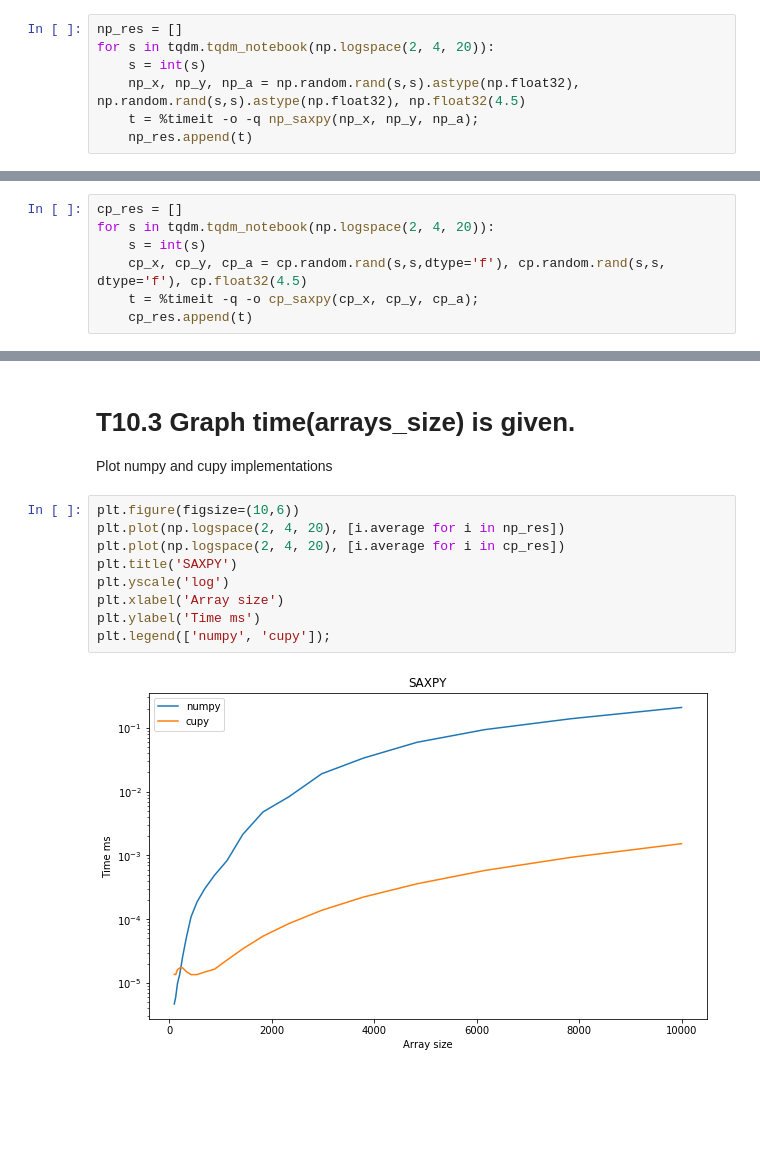
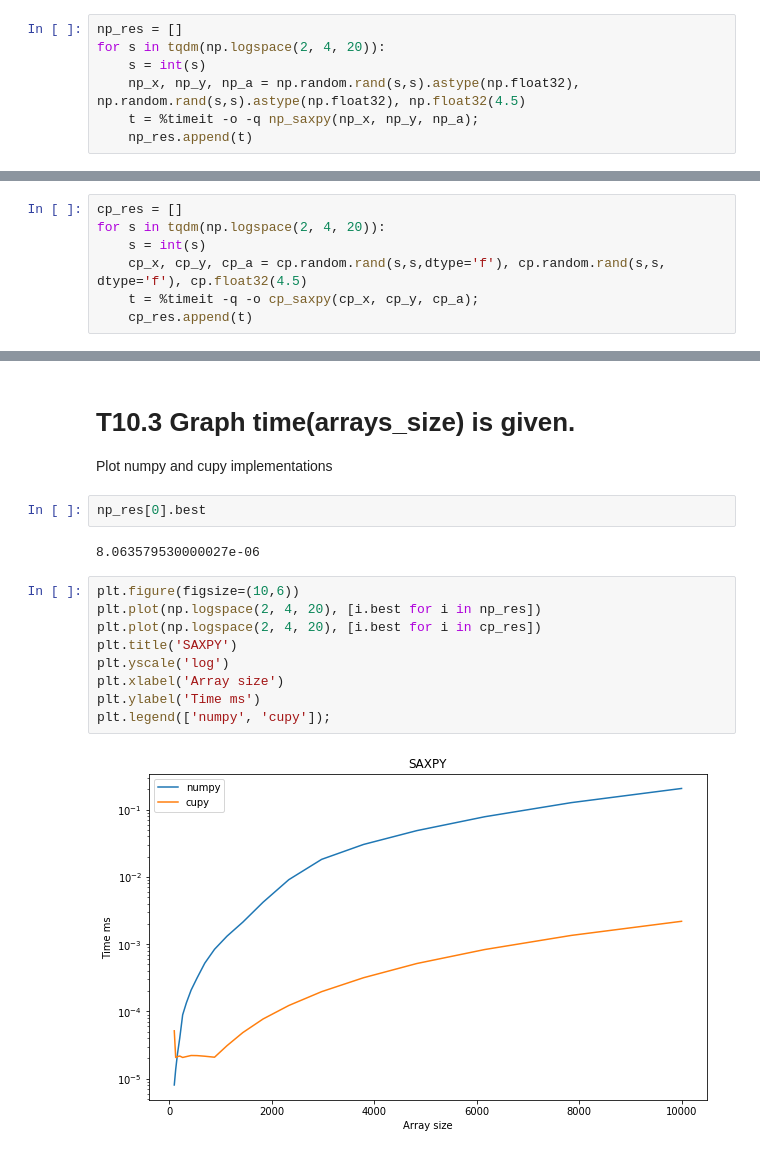
Before and after one commit to zakajd/HighPerformancePython, a Jupyter notebook: Task_10.ipynb, the cells around one changed output, grey strips where cells are left out. Cells and saved outputs as stored; diff of their text form; blank space fills up the shorter version.

Commit message:
Added graphs

```diff
--- a/Task_10.ipynb
+++ b/Task_10.ipynb
@@ -113,7 +111,7 @@ def cp_saxpy(x, y, a):
     return x*a + y
 # %%
 np_res = []
-for s in tqdm.tqdm_notebook(np.logspace(2, 4, 20)):
+for s in tqdm(np.logspace(2, 4, 20)):
     s = int(s)
     np_x, np_y, np_a = np.random.rand(s,s).astype(np.float32), np.random.rand(s,s).astype(np.float32), np.float32(4.5)
     t = %timeit -o -q np_saxpy(np_x, np_y, np_a);
@@ -123,6 +119,6 @@ for s in tqdm.tqdm_notebook(np.logspace(2, 4, 20)):
 # %%
 cp_res = []
-for s in tqdm.tqdm_notebook(np.logspace(2, 4, 20)):
+for s in tqdm(np.logspace(2, 4, 20)):
     s = int(s)
     cp_x, cp_y, cp_a = cp.random.rand(s,s,dtype='f'), cp.random.rand(s,s, dtype='f'), cp.float32(4.5)
     t = %timeit -q -o cp_saxpy(cp_x, cp_y, cp_a);
@@ -132,14 +128,18 @@ for s in tqdm.tqdm_notebook(np.logspace(2, 4, 20)):
 # %% [markdown]
 # T10.3 Graph time(arrays_size) is given.
 Plot numpy and cupy implementations
+# %%
+np_res[0].best
+# %% [output]
+8.063579530000027e-06
 # %%
 plt.figure(figsize=(10,6))
-plt.plot(np.logspace(2, 4, 20), [i.average for i in np_res])
-plt.plot(np.logspace(2, 4, 20), [i.average for i in cp_res])
+plt.plot(np.logspace(2, 4, 20), [i.best for i in np_res])
+plt.plot(np.logspace(2, 4, 20), [i.best for i in cp_res])
 plt.title('SAXPY')
 plt.yscale('log')
 plt.xlabel('Array size')
 plt.ylabel('Time ms')
 plt.legend(['numpy', 'cupy']);
 # %% [output]
-[figure, old version]
+[figure, new version]
```
Also changed, not shown: parts of 4 cells of this notebook.
